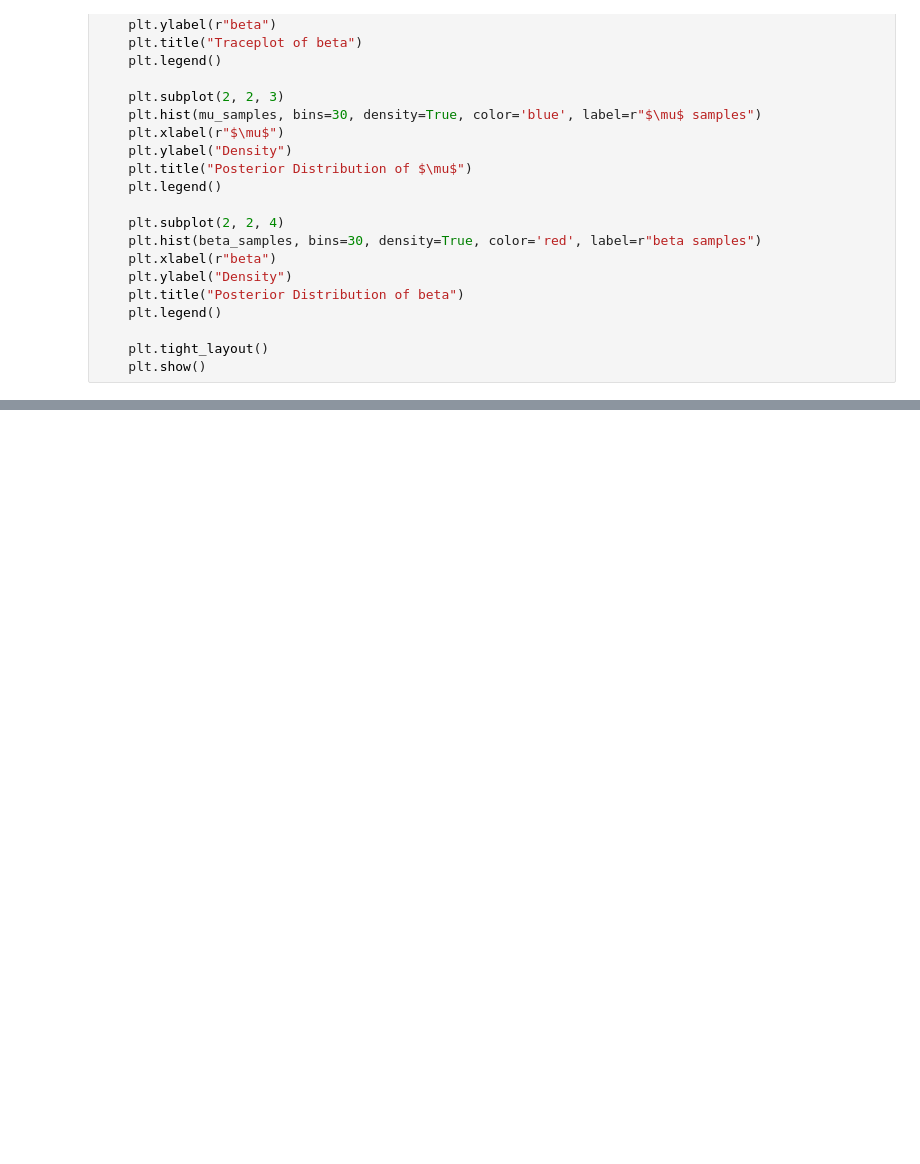
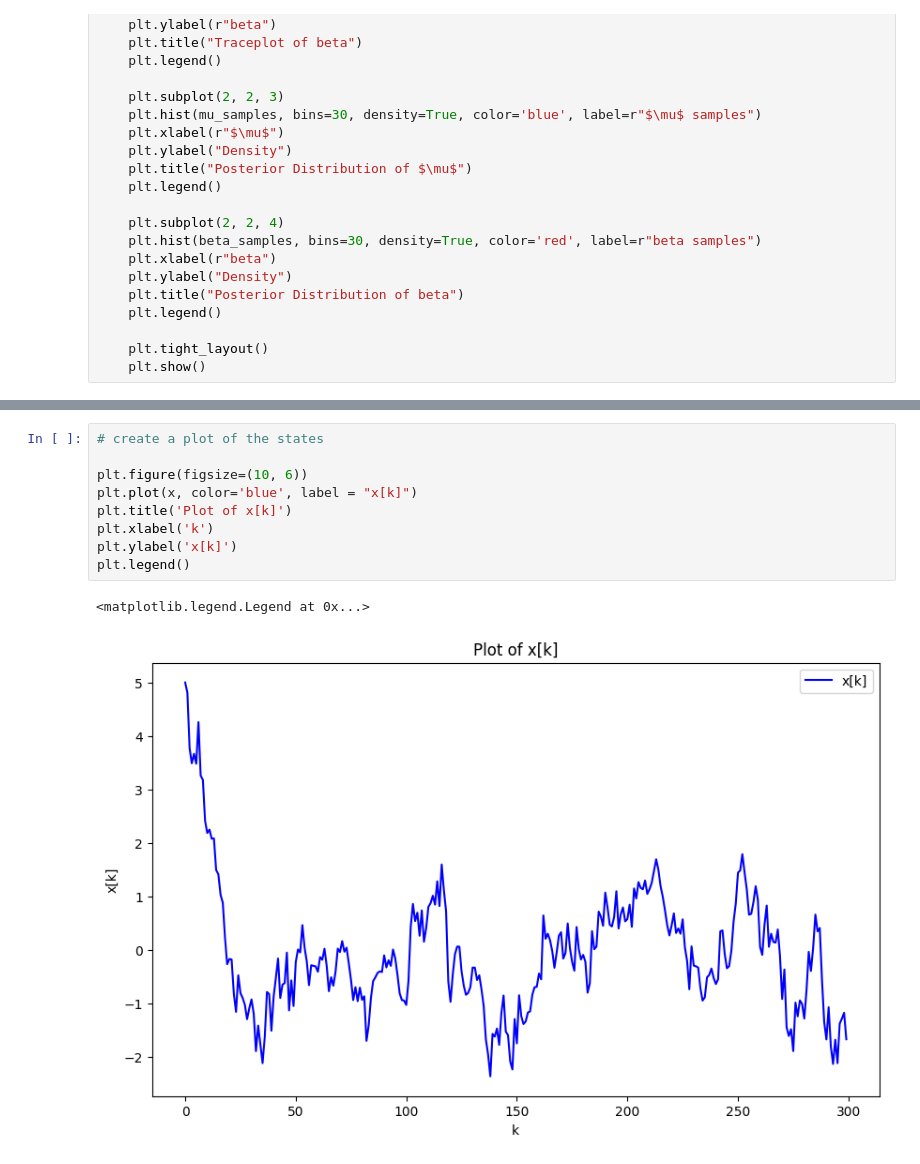
Before and after one commit to filipols/SSY316, a Jupyter notebook: Assignment5_Q1(alt)_Q2(orig).ipynb, the cells around one changed output, grey strips where cells are left out. Drawn from its saved outputs; the diff is of its cells as text; blank space fills up the shorter version.

```diff
--- a/Assignment5_Q1.ipynb
+++ b/Assignment5_Q1(alt)_Q2(orig).ipynb
@@ -232,0 +283,12 @@ plot_trace_and_histogram(mu_samples, beta_samples)
+# %%
+# create a plot of the states
+
+plt.figure(figsize=(10, 6))
+plt.plot(x, color='blue', label = "x[k]")
+plt.title('Plot of x[k]')
+plt.xlabel('k')
+plt.ylabel('x[k]')
+plt.legend()
+# %% [output]
+<matplotlib.legend.Legend at 0x...>
+[figure, added]
```
Also changed, not shown: parts of 7 cells of this notebook, 4 other files.
